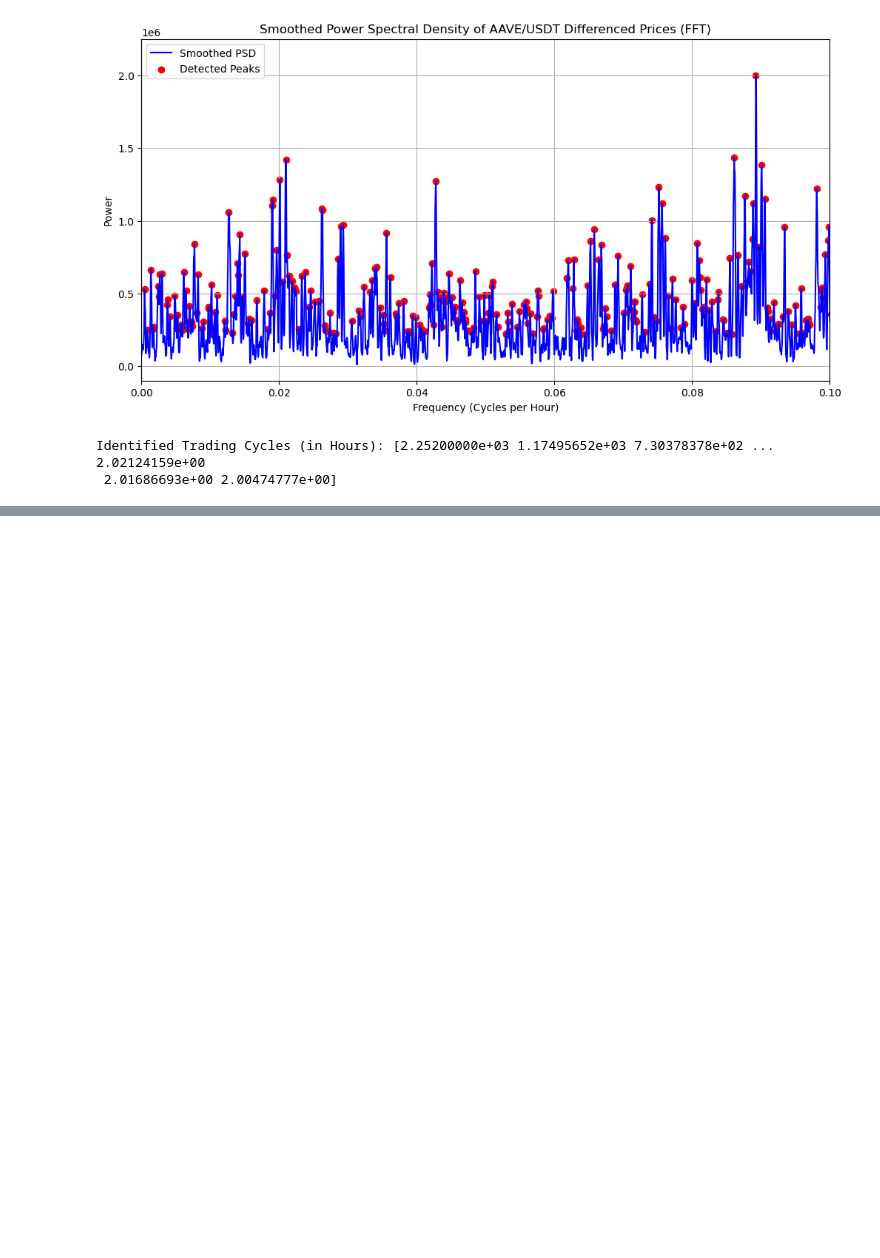
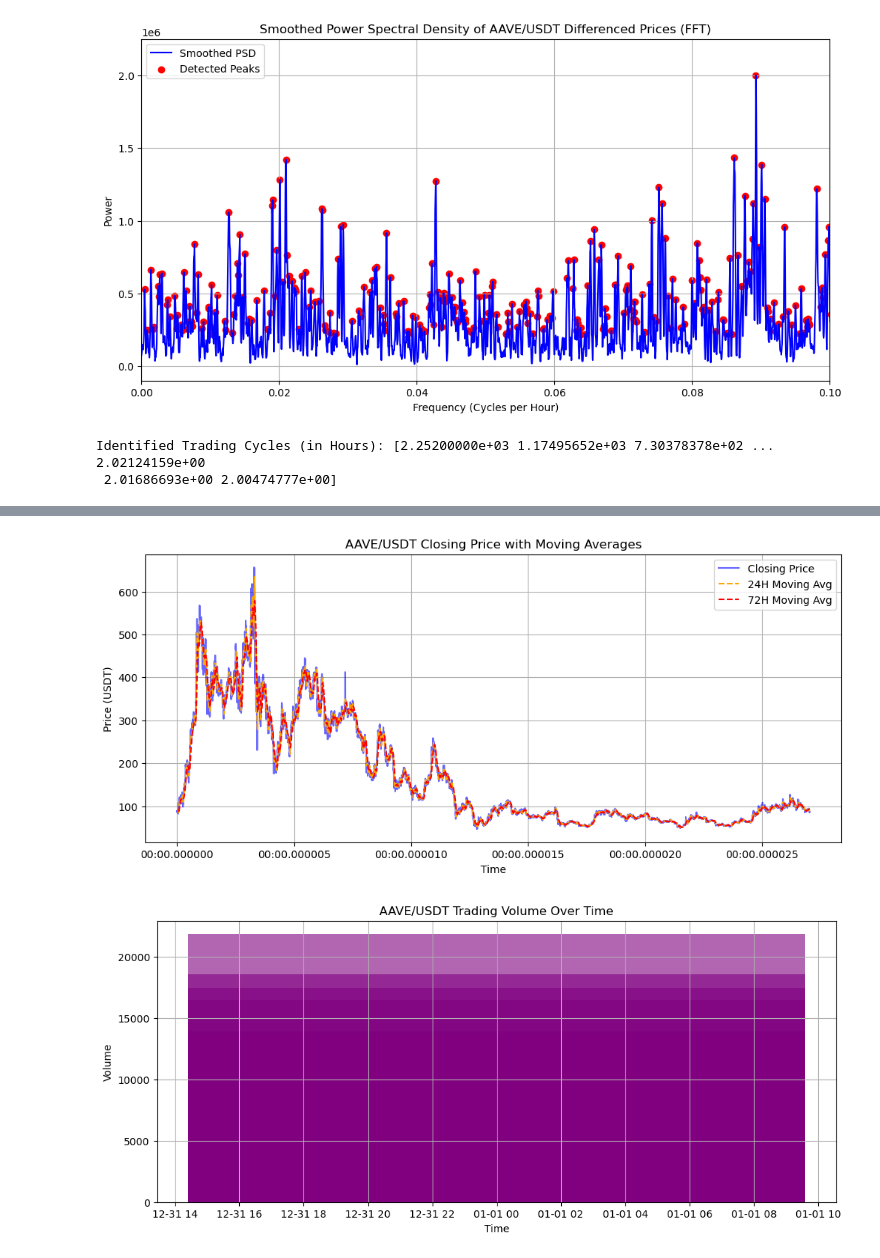
Before and after one commit to vamsin07/DSC-244-FFT, a Jupyter notebook: FFT.ipynb, the cells around one changed output, grey strips where cells are left out. Drawn from its saved outputs; the diff is of its cells as text; code cells hidden in the pictures; blank space fills up the shorter version.

```diff
--- a/FFT.ipynb
+++ b/FFT.ipynb
@@ -276,0 +299,38 @@ Identified Trading Cycles (in Hours): [2.25200000e+03 1.17495652e+03 7.30378378e
+# %%
+import pandas as pd
+import matplotlib.pyplot as plt
+
+# ======= Step 1: Load the Processed Dataset =======
+file_path = "fixed_AAVEUSDT_hourly.csv"  # Update the path if needed
+df = pd.read_csv(file_path)
+
+# Convert timestamp back to datetime (if needed)
+df["timestamp"] = pd.to_datetime(df["timestamp"])
+
+# ======= Step 2: Compute Moving Averages =======
+df["MA_24"] = df["close"].rolling(window=24).mean()  # 24-hour moving average
+df["MA_72"] = df["close"].rolling(window=72).mean()  # 72-hour moving average
+
+# ======= Step 3: Plot Closing Price with Moving Averages =======
+plt.figure(figsize=(12, 5))
+plt.plot(df["timestamp"], df["close"], color='blue', label="Closing Price", alpha=0.6)
+plt.plot(df["timestamp"], df["MA_24"], color='orange', label="24H Moving Avg", linestyle="--")
+plt.plot(df["timestamp"], df["MA_72"], color='red', label="72H Moving Avg", linestyle="--")
+plt.xlabel("Time")
+plt.ylabel("Price (USDT)")
+plt.title("AAVE/USDT Closing Price with Moving Averages")
+plt.legend()
+plt.grid()
+plt.show()
+
+# ======= Step 4: Plot Trading Volume Over Time =======
+plt.figure(figsize=(12, 5))
+plt.bar(df["timestamp"], df["volume"], color='purple', alpha=0.6)
+plt.xlabel("Time")
+plt.ylabel("Volume")
+plt.title("AAVE/USDT Trading Volume Over Time")
+plt.grid()
+plt.show()
+# %% [output]
+[figure, added]
+[figure, added]
```
Also changed, not shown: parts of 18 cells of this notebook, 1 other file.
